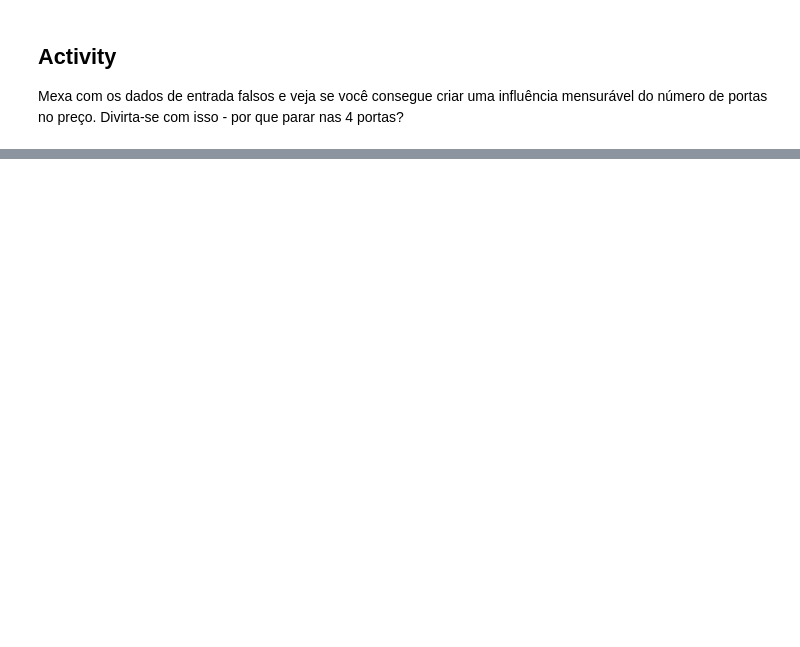
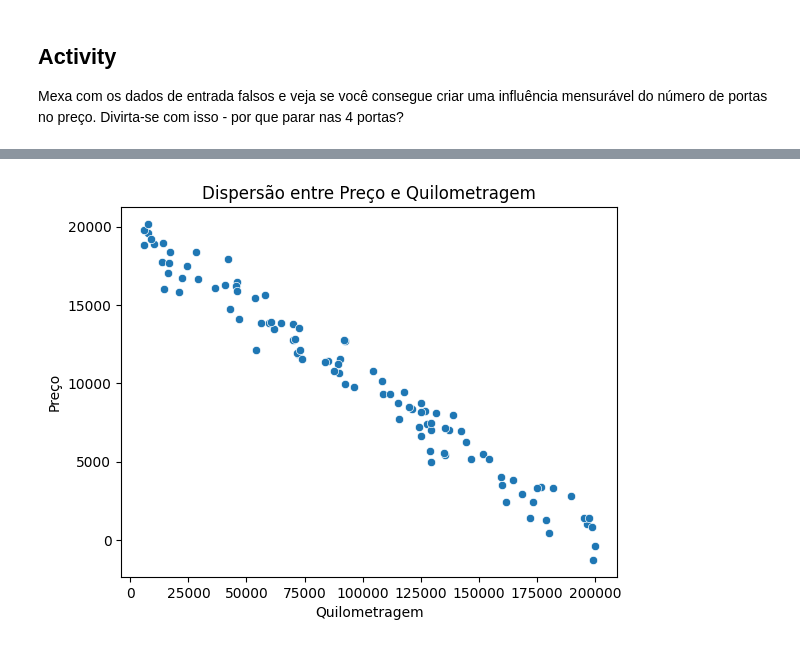
Before and after one commit to JoninhasC/Lamia---Bootcamp-Aprendizado-de-M-quina, a Jupyter notebook: Card11/Multiple Regression, and Predicting Car.ipynb, the cells around one changed output, grey strips where cells are left out. Cells and saved outputs as stored; diff of their text form; code cells hidden in the pictures; blank space fills up the shorter version.

```diff
--- a/Card11/Multiple Regression, and Predicting Car.ipynb
+++ b/Card11/Multiple Regression, and Predicting Car.ipynb
@@ -179,0 +212,19 @@ Mexa com os dados de entrada falsos e veja se você consegue criar uma influênc
+# %%
+import seaborn as sns
+import matplotlib.pyplot as plt
+
+# Criando um DataFrame simulado
+np.random.seed(42)
+num_samples = 100
+quilometragem = np.random.randint(5000, 200000, size=num_samples)
+preco = 20000 - (quilometragem / 10) + np.random.normal(0, 1000, size=num_samples)
+df_simulado = pd.DataFrame({'quilometragem': quilometragem, 'preco': preco})
+
+# Gráfico de dispersão
+sns.scatterplot(x='quilometragem', y='preco', data=df_simulado)
+plt.title('Dispersão entre Preço e Quilometragem')
+plt.xlabel('Quilometragem')
+plt.ylabel('Preço')
+plt.show()
+# %% [output]
+[figure, added]
```
Also changed, not shown: parts of 14 cells of this notebook.
